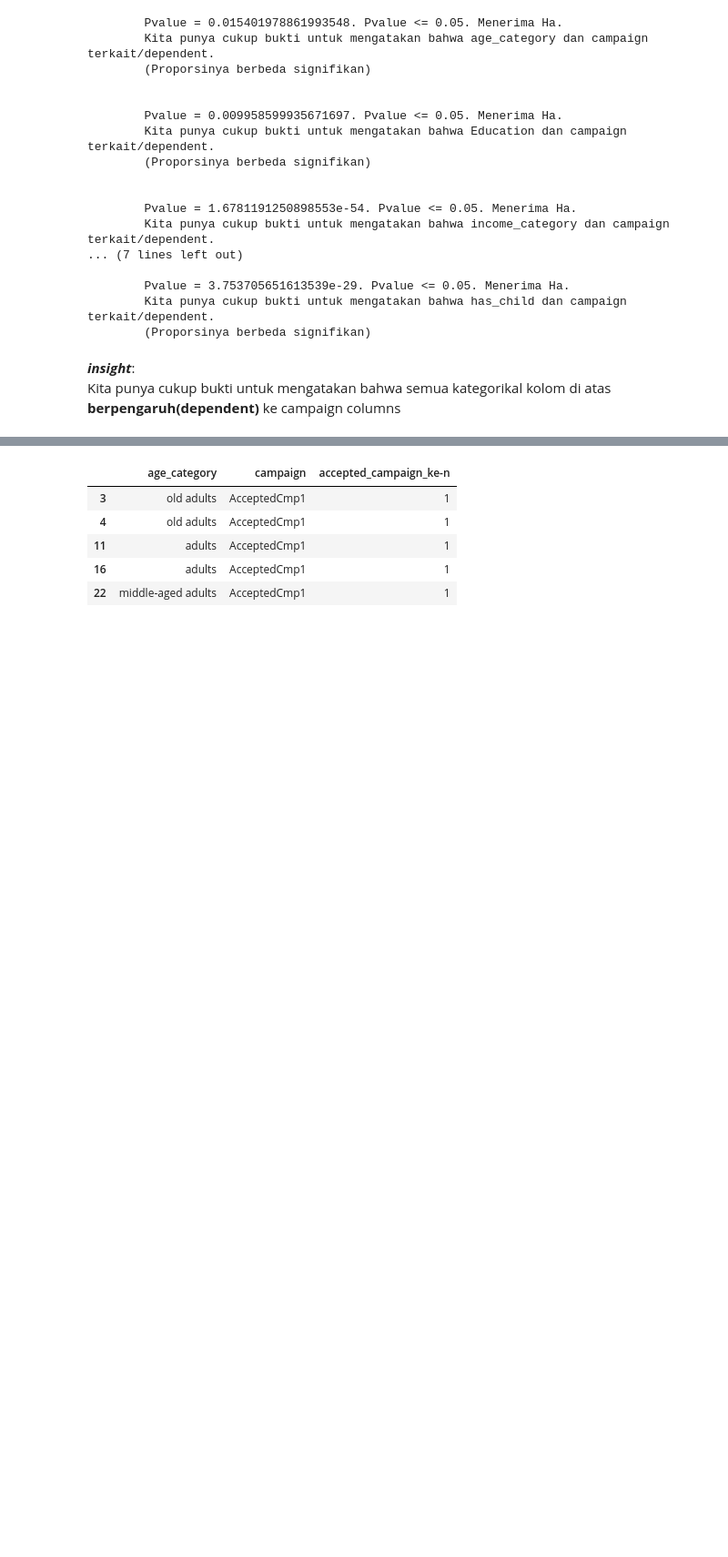
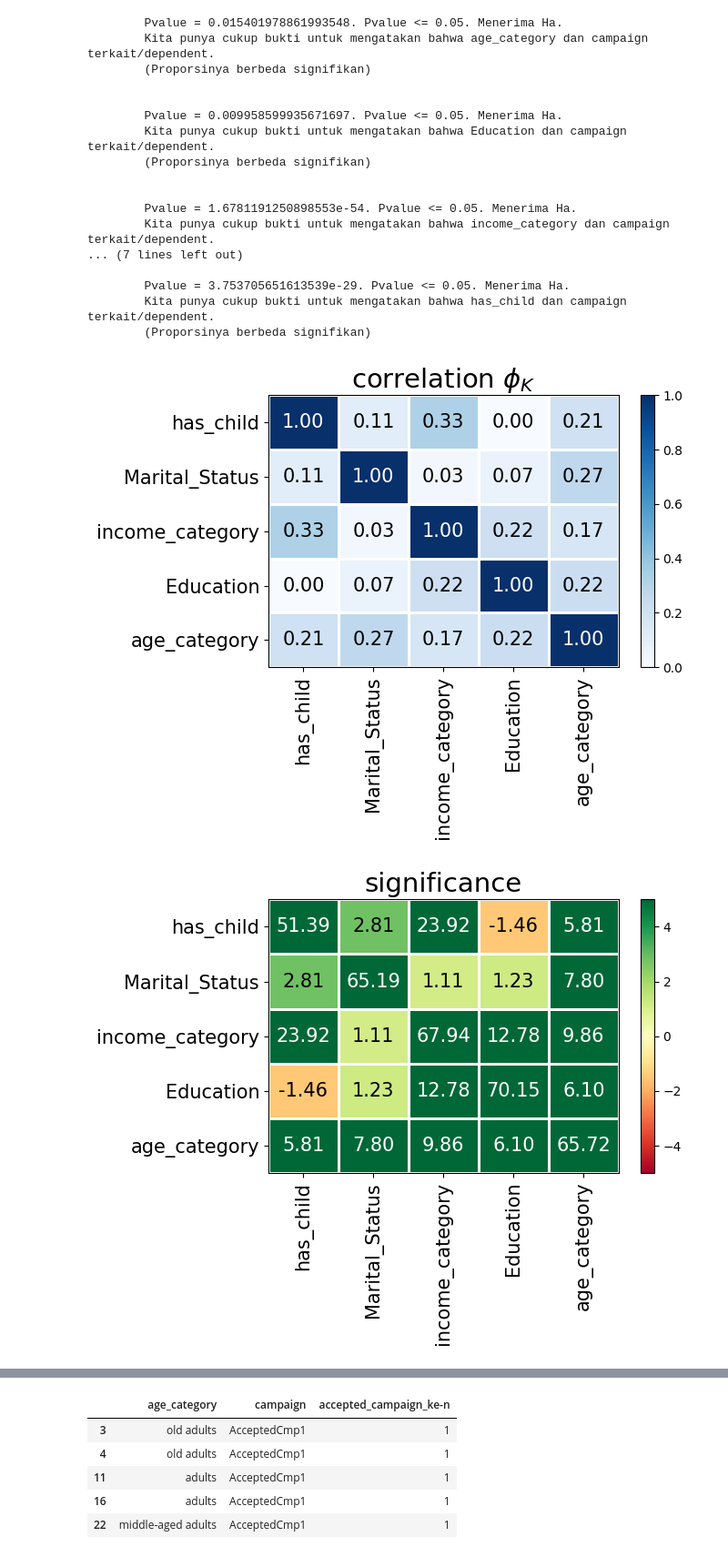
Before and after one commit to fnkhairudin/CapstoneProjectModul2, a Jupyter notebook: notebooks/2.0-fnk-data-analysis.ipynb, the cells around one changed output, grey strips where cells are left out. Shown at 91% size. Saved outputs shown, nothing was run; the diff lists cells and outputs as text; code cells hidden in the pictures; blank space fills up the shorter version.

```diff
--- a/notebooks/2.0-fnk-data-analysis.ipynb
+++ b/notebooks/2.0-fnk-data-analysis.ipynb
@@ -366,7 +377,29 @@ for cat in category:
         Pvalue = 3.753705651613539e-29. Pvalue <= 0.05. Menerima Ha.
         Kita punya cukup bukti untuk mengatakan bahwa has_child dan campaign terkait/dependent.
         (Proporsinya berbeda signifikan)
-# %% [markdown]
-**_insight_**:
-<br>
-Kita punya cukup bukti untuk mengatakan bahwa semua kategorikal kolom di atas **berpengaruh(dependent)** ke campaign columns
+# %%
+# correlation between Year_Birth, Education, Marital Status, and Income using phik correlation package
+
+# import module
+import phik
+from phik.report import plot_correlation_matrix
+from phik import report
+
+# phik correlation
+phik_overview = df[category].phik_matrix(interval_cols=['Year_Birth', 'Income'])
+
+plot_correlation_matrix(phik_overview.values, x_labels=phik_overview.columns, y_labels=phik_overview.index,
+                        vmin=0, vmax=1, color_map='Blues', title=r'correlation $\phi_K$', fontsize_factor=1.5,
+                        figsize=(7,5.5))
+
+# significance between those columns
+significance_overview = df[category].significance_matrix(interval_cols=['Year_Birth', 'Income'])
+
+plot_correlation_matrix(significance_overview.fillna(0).values, x_labels=significance_overview.columns,
+                        y_labels=significance_overview.index, vmin=-5, vmax=5, title='significance',
+                        usetex=False, fontsize_factor=1.5, figsize=(7,5.5))
+
+plt.tight_layout()
+# %% [output]
+[figure, added]
+[figure, added]
```
Also changed, not shown: parts of 79 cells of this notebook, 1 other file.
